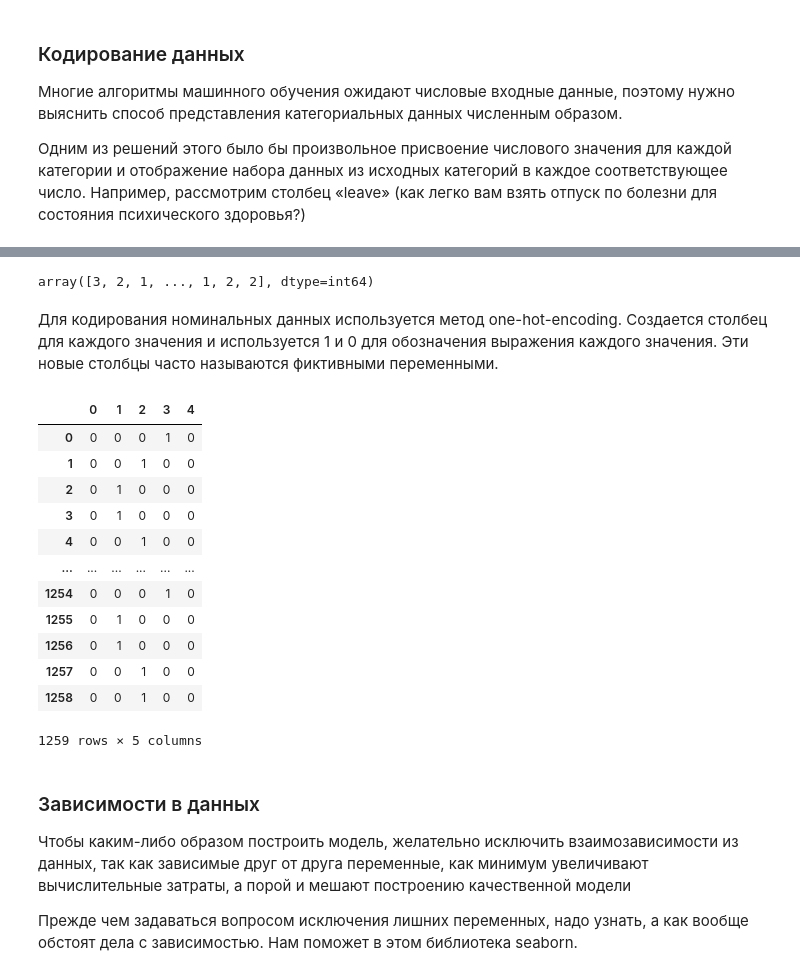
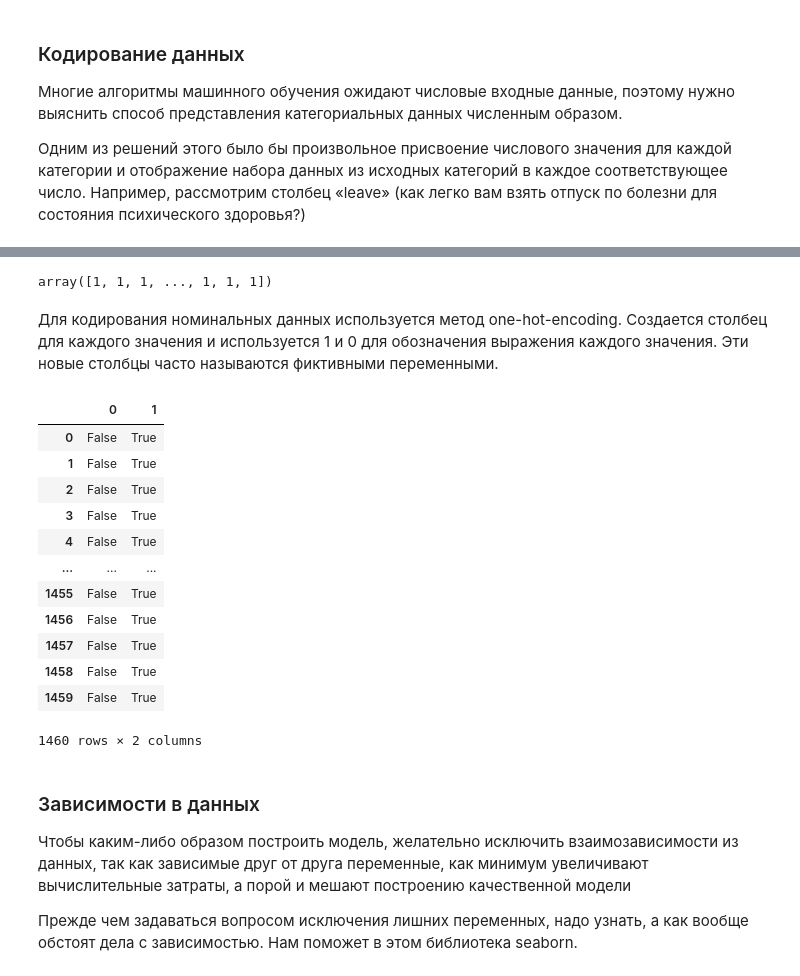
Before and after one commit to b221b/vis43, a Jupyter notebook: Машинное Обучение/Lab04 - Pandas_Datasets/dataset_homework.ipynb, the cells around one changed output, grey strips where cells are left out. Saved outputs shown, nothing was run; the diff lists cells and outputs as text; code cells hidden in the pictures.

```diff
--- a/Машинное Обучение/Lab04 - Pandas_Datasets/dataset_homework.ipynb
+++ b/Машинное Обучение/Lab04 - Pandas_Datasets/dataset_homework.ipynb
@@ -345,3 +367,5 @@ See the caveats in the documentation: https://pandas.pydata.org/pandas-docs/stab
+# %%
+features.loc[(features.LotArea < 500) | (features.LotArea > 100000), 'LotArea'] = np.nan
 # %%
 #визуализация распределения возраста
 %matplotlib inline
@@ -363,8 +387,8 @@ https://gist.github.com/mwaskom/de44147ed2974457ad6372750bbe5751
 # %%
 #обработка nan значений, замена их на среднее значение по столбцу
-features['Age'] = features['Age'].fillna(features['Age'].mean())
-print(features.isnull().sum()['Age'])
-print(features.Age.max())
-sns.boxplot(x=features.Age.dropna())
+features['LotArea'] = features['LotArea'].fillna(features['LotArea'].mean())
+print(features.isnull().sum()['LotArea'])
+print(features.LotArea.max())
+sns.boxplot(x=features.LotArea.dropna())
 # %% [output]
 0
@@ -389,38 +425,34 @@ Name: leave, dtype: int64
-# %%
-#ручное кодирование данных
-features['leave'] = df['leave'].map({'Very difficult': 0,
-                               'Somewhat difficult': 1,
-                               'Don\'t know': 2,
-                               'Somewhat easy': 3,
-                               'Very easy': 4})
+# %%
+features['Street'] = df['Street'].map({'Grvl': 0,
+                               'Pave': 1})
 # %%
 #автоматическое кодирование
 #Проблема с этим подходом заключается в том, что вводится порядок, который может отсутствовать в исходных данных.
 from sklearn import preprocessing
 label_encoder = preprocessing.LabelEncoder()
-label_encoder.fit(features['leave'])
-label_encoder.transform(features['leave'])
+label_encoder.fit(features['Street'])
+label_encoder.transform(features['Street'])
 # %% [output]
-array([3, 2, 1, ..., 1, 2, 2], dtype=int64)
+array([1, 1, 1, ..., 1, 1, 1])
 # %% [markdown]
 Для кодирования номинальных данных используется метод one-hot-encoding. Создается столбец для каждого значения и используется 1 и 0 для обозначения выражения каждого значения. Эти новые столбцы часто называются фиктивными переменными.
 # %%
 #автоматическое кодирование
-pd.get_dummies(features['leave'])
+pd.get_dummies(features['Street'])
 # %% [output]
-|  | 0 | 1 | 2 | 3 | 4 |
-| 0 | 0 | 0 | 0 | 1 | 0 |
-| 1 | 0 | 0 | 1 | 0 | 0 |
-| 2 | 0 | 1 | 0 | 0 | 0 |
-| 3 | 0 | 1 | 0 | 0 | 0 |
-| 4 | 0 | 0 | 1 | 0 | 0 |
-| ... | ... | ... | ... | ... | ... |
-| 1254 | 0 | 0 | 0 | 1 | 0 |
-| 1255 | 0 | 1 | 0 | 0 | 0 |
-| 1256 | 0 | 1 | 0 | 0 | 0 |
-| 1257 | 0 | 0 | 1 | 0 | 0 |
-| 1258 | 0 | 0 | 1 | 0 | 0 |
+|  | 0 | 1 |
+| 0 | False | True |
+| 1 | False | True |
+| 2 | False | True |
+| 3 | False | True |
+| 4 | False | True |
+| ... | ... | ... |
+| 1455 | False | True |
+| 1456 | False | True |
+| 1457 | False | True |
+| 1458 | False | True |
+| 1459 | False | True |
-1259 rows × 5 columns
+1460 rows × 2 columns
 # %% [markdown]
 ### Зависимости в данных
 Чтобы каким-либо образом построить модель, желательно исключить взаимозависимости из данных, так как зависимые друг от друга переменные, как минимум увеличивают вычислительные затраты, а порой и мешают построению качественной модели
```
Also changed, not shown: parts of 19 cells of this notebook.
